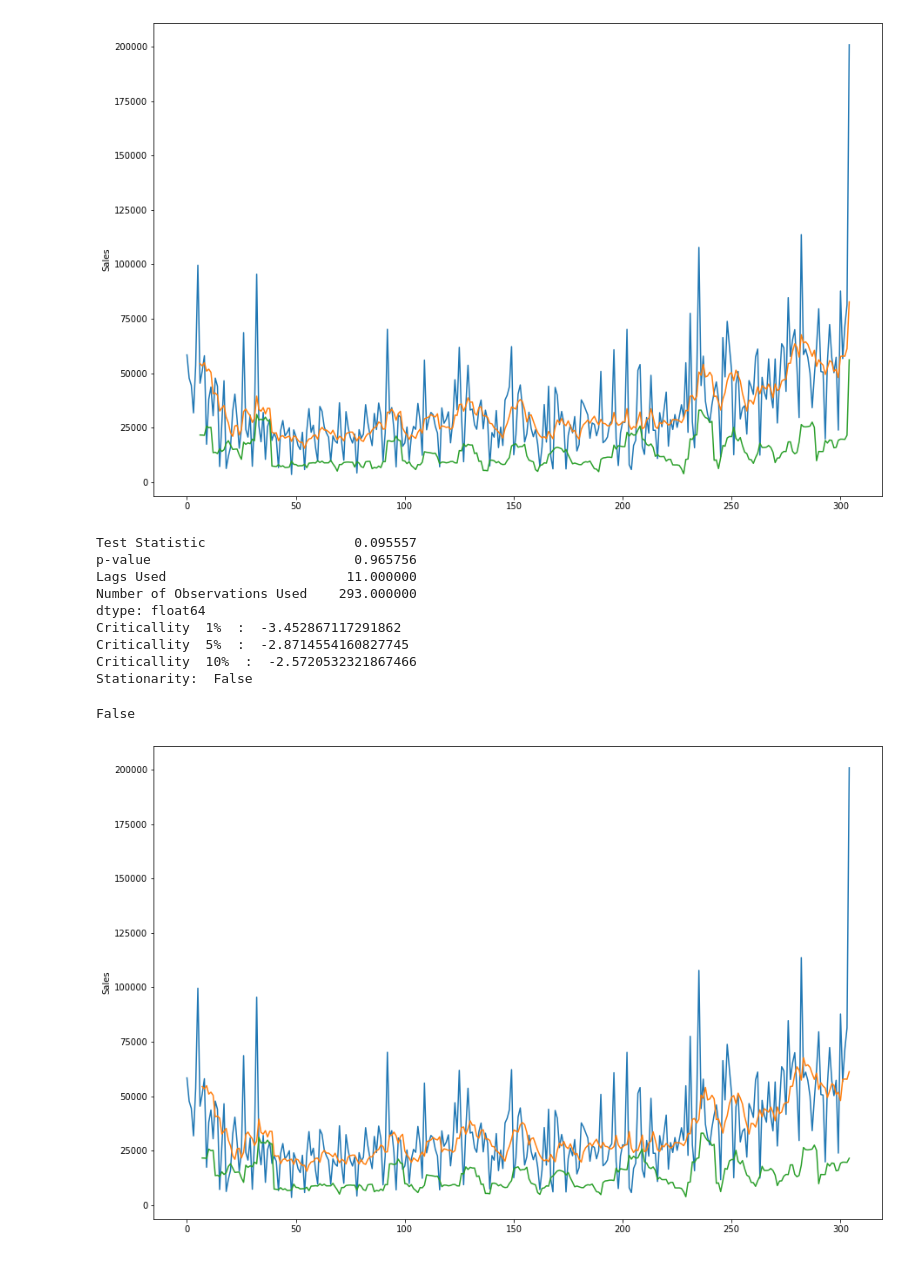
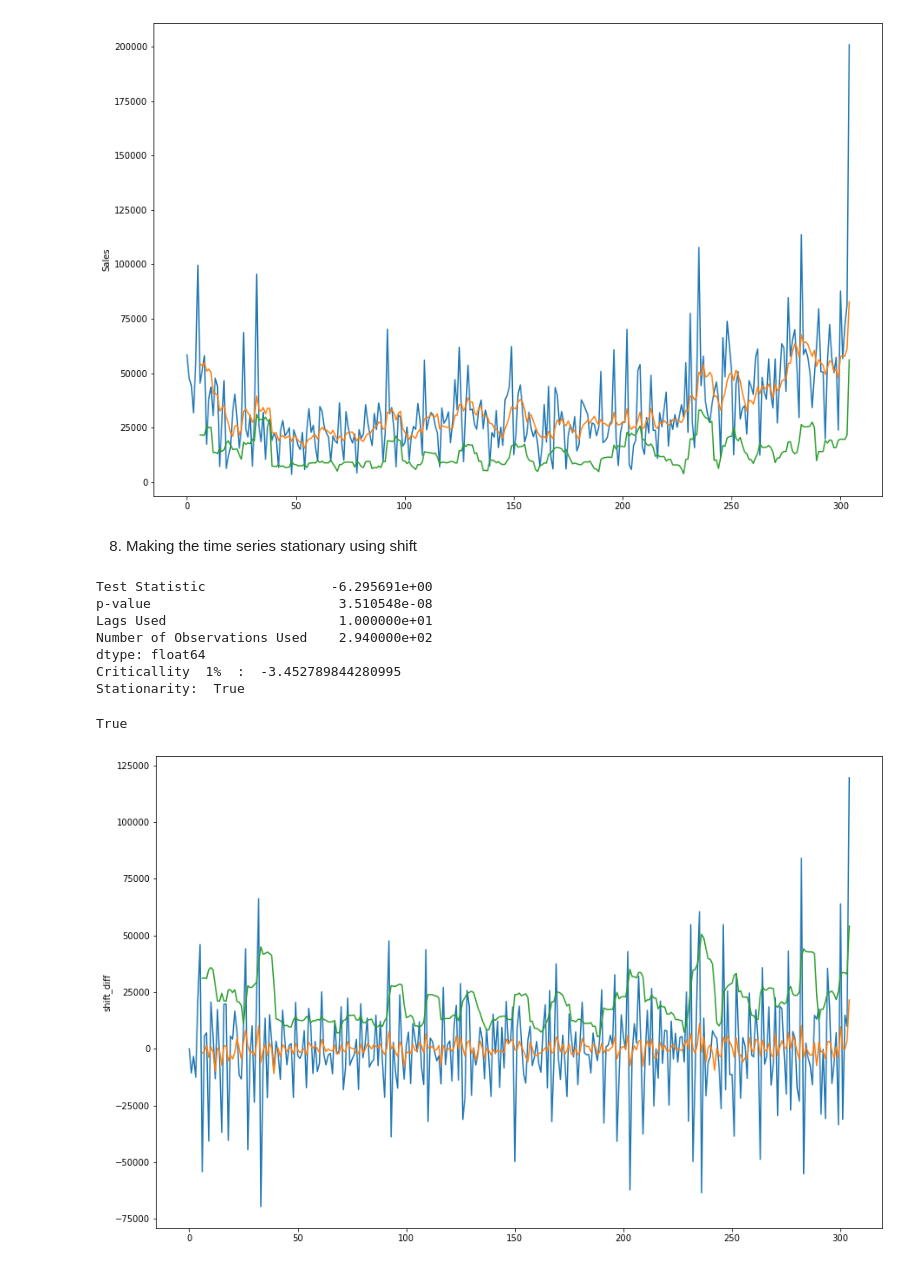
Before and after one commit to MBA-Retailers/mba-project, a Jupyter notebook: Time_Series_Analysis/TSA.ipynb, the cells around one changed output. Drawn from its saved outputs; the diff is of its cells as text; code cells hidden in the pictures.

```diff
--- a/Time_Series_Analysis/TSA.ipynb
+++ b/Time_Series_Analysis/TSA.ipynb
@@ -75,7 +89,7 @@ sns.lineplot(data=daily_sales, x=daily_sales.index, y=daily_sales.Sales)
 # %%
 def check_stationarity(df , param):
     stationarity=False
-    adfTest = adfuller(daily_sales['Sales'], autolag='AIC')
+    adfTest = adfuller(daily_sales[param], autolag='AIC')
     stats = pd.Series(adfTest[0:4], index=['Test Statistic','p-value','Lags Used','Number of Observations Used'])
     print(stats)
     for key,values in adfTest[4].items():
@@ -88,7 +102,7 @@ def check_stationarity(df , param):
     df['rollMean'] = df[param].rolling(window=7).mean()
     df['rollStd']= df[param].rolling(window=7).std()
     plt.figure(figsize=(15,10))
-    sns.lineplot(data=df, x=df.index, y=df.Sales)
+    sns.lineplot(data=df, x=df.index, y=df[param])
     sns.lineplot(data=df,x=df.index, y=df.rollMean)
     sns.lineplot(data=df,x=df.index, y=df.rollStd)
     print("Stationarity: ",stationarity)
@@ -107,18 +121,20 @@ Criticallity  10%  :  -2.5720532321867466
 Stationarity:  False
 False
 [figure]
+# %% [markdown]
+8. Making the time series stationary using shift
 # %%
 daily_sales['shift']=daily_sales['Sales'].shift()
-check_stationarity(daily_sales,'shift')
+daily_sales['shift_diff'] = daily_sales['Sales'] - daily_sales['shift']
+daily_sales['shift_diff'].fillna(0,inplace=True)
+check_stationarity(daily_sales,'shift_diff')
 # %% [output]
-Test Statistic                   0.095557
-p-value                          0.965756
-Lags Used                       11.000000
-Number of Observations Used    293.000000
+Test Statistic                -6.295691e+00
+p-value                        3.510548e-08
+Lags Used                      1.000000e+01
+Number of Observations Used    2.940000e+02
 dtype: float64
-Criticallity  1%  :  -3.452867117291862
-Criticallity  5%  :  -2.8714554160827745
-Criticallity  10%  :  -2.5720532321867466
-Stationarity:  False
+Criticallity  1%  :  -3.452789844280995
+Stationarity:  True
-False
+True
-[figure, old version]
+[figure, new version]
```
Also changed, not shown: parts of 34 cells of this notebook.
